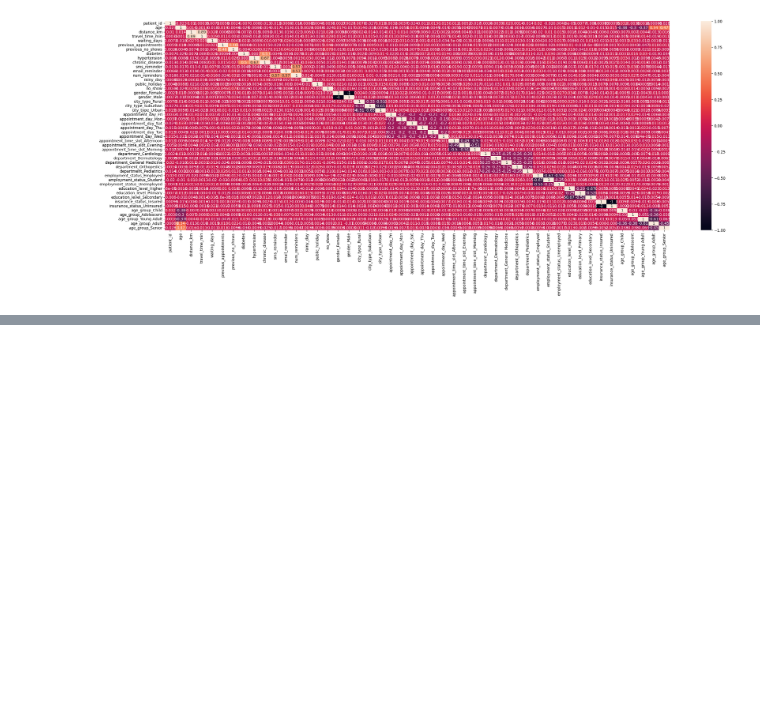
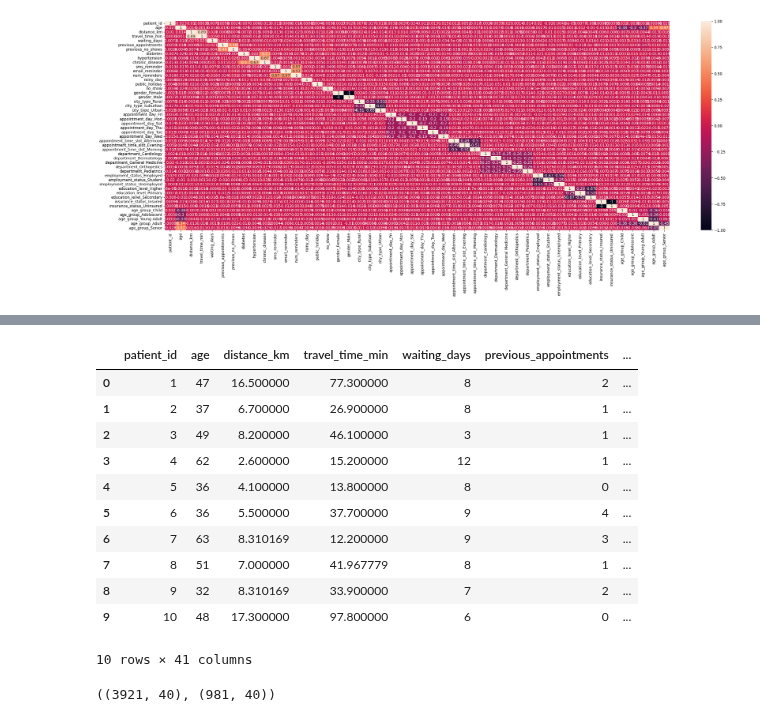
Before and after one commit to IAMLATI/Patient-DNA-Hospital-Appointment, a Jupyter notebook: Patient_Dna.ipynb, the cells around one changed output, grey strips where cells are left out. Saved outputs shown, nothing was run; the diff lists cells and outputs as text; code cells hidden in the pictures; blank space fills up the shorter version.

```diff
--- a/Patient_Dna.ipynb
+++ b/Patient_Dna.ipynb
@@ -598,0 +616,2 @@ df
+# %%
+df_copy.drop(['gender_Male','insurance_status_Uninsured', 'age_group_Child','age_group_Adolescent','age_group_Young Adult','age_group_Adult','age_group_Senior'], axis = 1, inplace = True)
@@ -598,0 +637,15 @@ df
+# %%
+df_copy.head(10)
+# %% [output]
+|  | patient_id | age | distance_km | travel_time_min | waiting_days | previous_appointments | ... |
+| 0 | 1 | 47 | 16.500000 | 77.300000 | 8 | 2 | ... |
+| 1 | 2 | 37 | 6.700000 | 26.900000 | 8 | 1 | ... |
+| 2 | 3 | 49 | 8.200000 | 46.100000 | 3 | 1 | ... |
+| 3 | 4 | 62 | 2.600000 | 15.200000 | 12 | 1 | ... |
+| 4 | 5 | 36 | 4.100000 | 13.800000 | 8 | 0 | ... |
+| 5 | 6 | 36 | 5.500000 | 37.700000 | 9 | 4 | ... |
+| 6 | 7 | 63 | 8.310169 | 12.200000 | 9 | 3 | ... |
+| 7 | 8 | 51 | 7.000000 | 41.967779 | 8 | 1 | ... |
+| 8 | 9 | 32 | 8.310169 | 33.900000 | 7 | 2 | ... |
+| 9 | 10 | 48 | 17.300000 | 97.800000 | 6 | 0 | ... |
+10 rows × 41 columns
@@ -598,0 +655,5 @@ df
+# %%
+X_train, X_test, y_train, y_test = train_test_split(X,y,test_size = 0.2)
+X_train.shape, X_test.shape
+# %% [output]
+((3921, 40), (981, 40))
```
Also changed, not shown: parts of 12 cells of this notebook.
